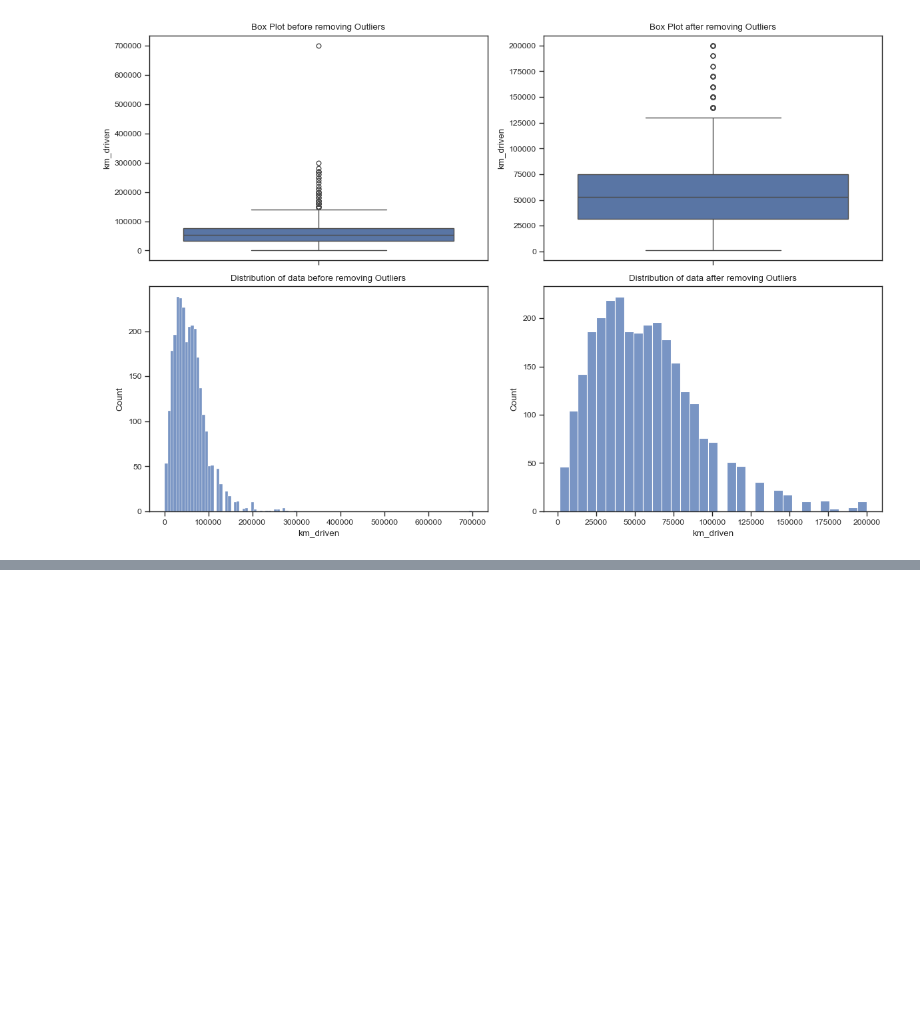
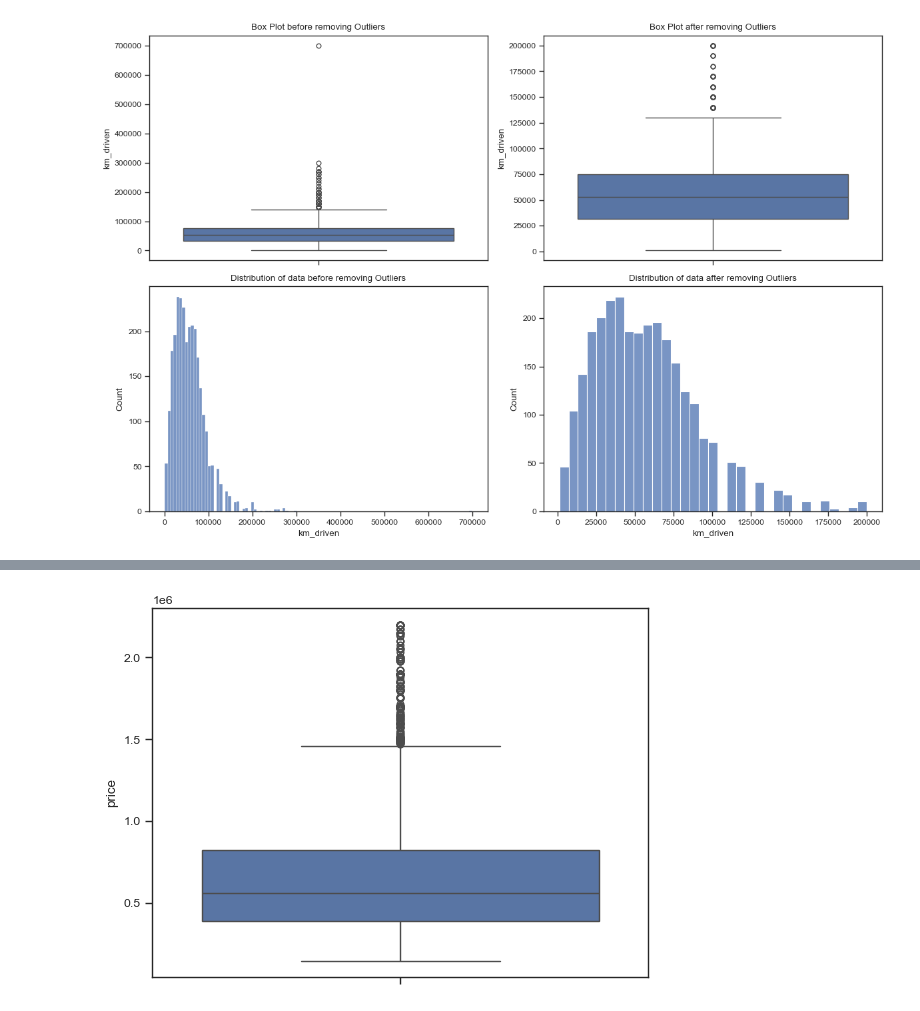
Before and after one commit to TheMrityunjayPathak/AutoIQ, a Jupyter notebook: notebooks/step_2_outlier_detection.ipynb, the cells around one changed output, grey strips where cells are left out. Cells and saved outputs as stored; diff of their text form; code cells hidden in the pictures; blank space fills up the shorter version.

```diff
--- a/notebooks/step_2_outlier_detection.ipynb
+++ b/notebooks/step_2_outlier_detection.ipynb
@@ -301,0 +408,7 @@ plt.show()
+# %%
+# IQR = Q3 - Q1
+iqr = q3 - q1
+# %%
+# Range of Extreme Outliers
+extreme_lower_limit = q1 - 3*iqr
+extreme_upper_limit = q3 + 3*iqr
@@ -301,0 +432,4 @@ plt.show()
+# %%
+# Index of Extreme Outliers
+extreme_outlier_idx = updated_cars[(updated_cars['price'] < extreme_lower_limit) | (updated_cars['price'] > extreme_upper_limit)].index
+extreme_outlier_idx
@@ -301,0 +445,9 @@ plt.show()
+# %%
+# Removing Extreme Outliers
+updated_cars = updated_cars.drop(index=extreme_outlier_idx, axis=0)
+# %%
+# Box Plot of "price" column after Outlier Removal
+sns.boxplot(updated_cars['price'])
+plt.show()
+# %% [output]
+[figure, added]
```
Also changed, not shown: parts of 15 cells of this notebook.
